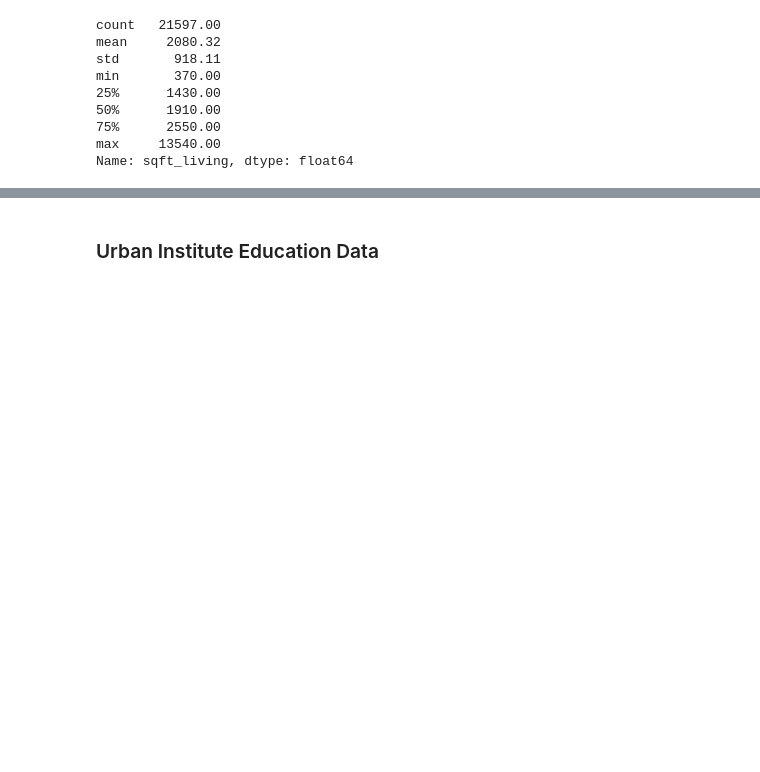
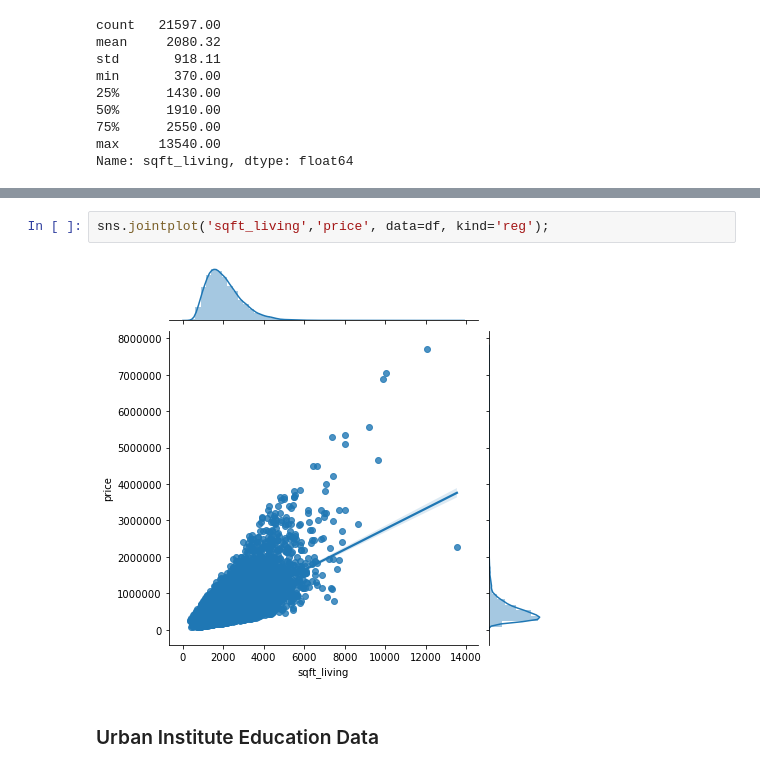
Before and after one commit to dtunnicliffe/house-price-regression-project, a Jupyter notebook: king-county-housing-project.ipynb, the cells around one changed output, grey strips where cells are left out. Saved outputs shown, nothing was run; the diff lists cells and outputs as text; blank space fills up the shorter version.

```diff
--- a/king-county-housing-project.ipynb
+++ b/king-county-housing-project.ipynb
@@ -143,2 +133,6 @@ df.head()
+# %%
+sns.jointplot('sqft_living','price', data=df, kind='reg');
+# %% [output]
+[figure, added]
 # %% [markdown]
 ### Urban Institute Education Data
```
Also changed, not shown: parts of 153 cells of this notebook, 3 other files.
